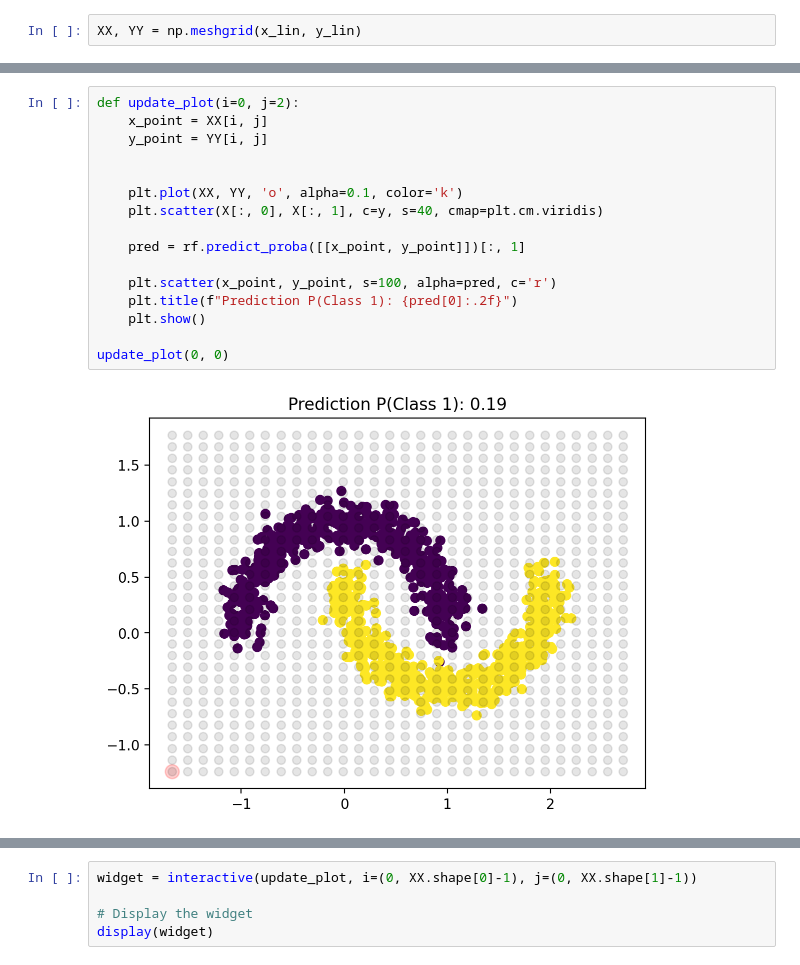
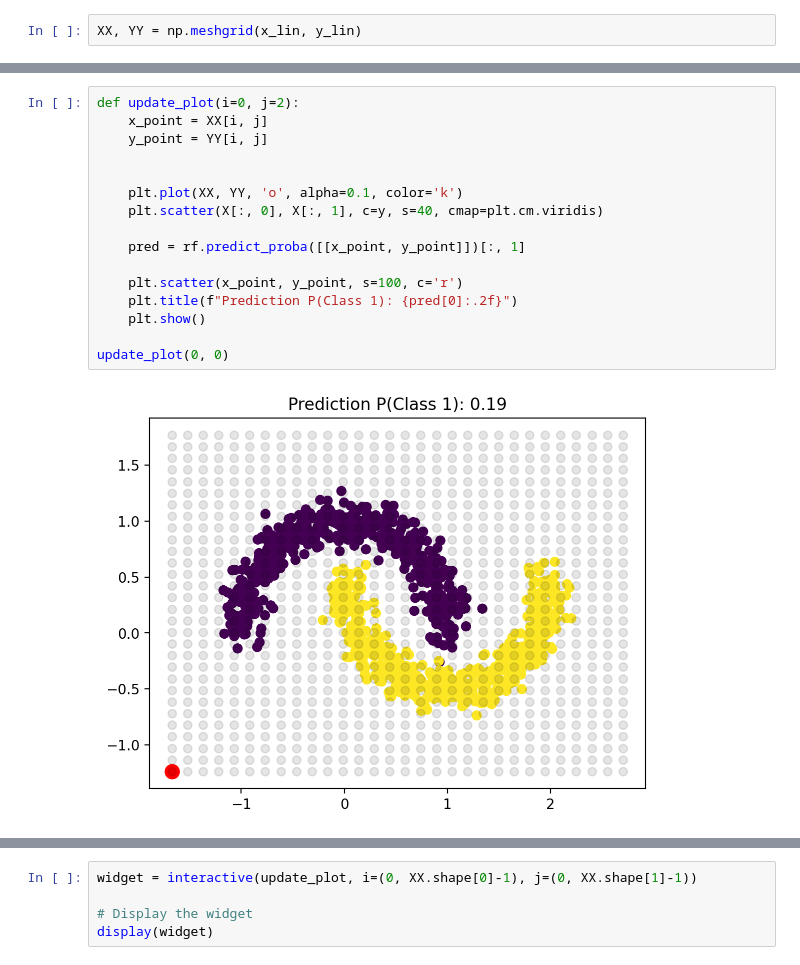
Before and after one commit to nipunbatra/ml-teaching, a Jupyter notebook: notebooks/meshgrid-contour-explanation.ipynb, the cells around one changed output, grey strips where cells are left out. Drawn from its saved outputs; the diff is of its cells as text.

```diff
--- a/notebooks/meshgrid-contour-explanation.ipynb
+++ b/notebooks/meshgrid-contour-explanation.ipynb
@@ -134,18 +135,18 @@ XX, YY = np.meshgrid(x_lin, y_lin)
 # %%
 def update_plot(i=0, j=2):
     x_point = XX[i, j]
     y_point = YY[i, j]
 
 
     plt.plot(XX, YY, 'o', alpha=0.1, color='k')
     plt.scatter(X[:, 0], X[:, 1], c=y, s=40, cmap=plt.cm.viridis)
 
     pred = rf.predict_proba([[x_point, y_point]])[:, 1]
 
-    plt.scatter(x_point, y_point, s=100, alpha=pred, c='r')
+    plt.scatter(x_point, y_point, s=100, c='r')
     plt.title(f"Prediction P(Class 1): {pred[0]:.2f}")
     plt.show()
 
 update_plot(0, 0)
 # %% [output]
-[figure, old version]
+[figure, new version]
```
Also changed, not shown: parts of 12 cells of this notebook.
